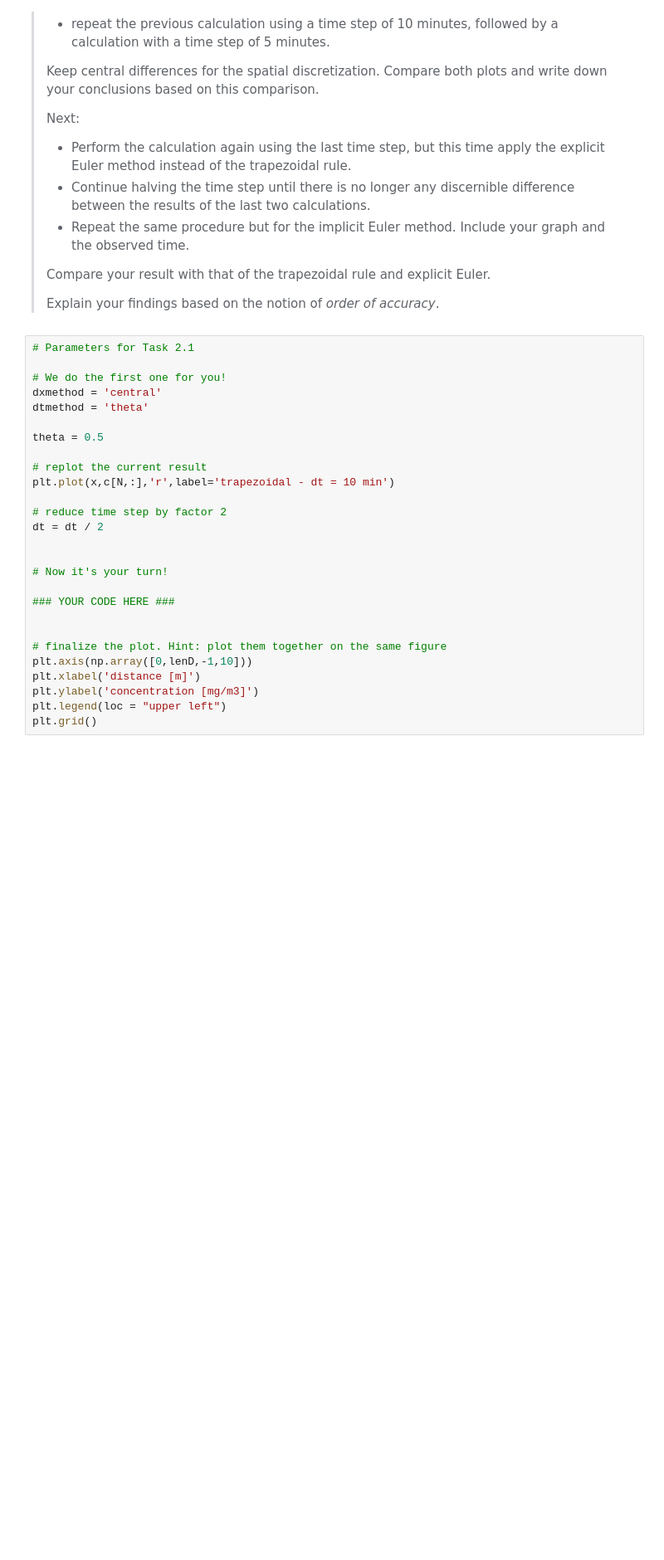
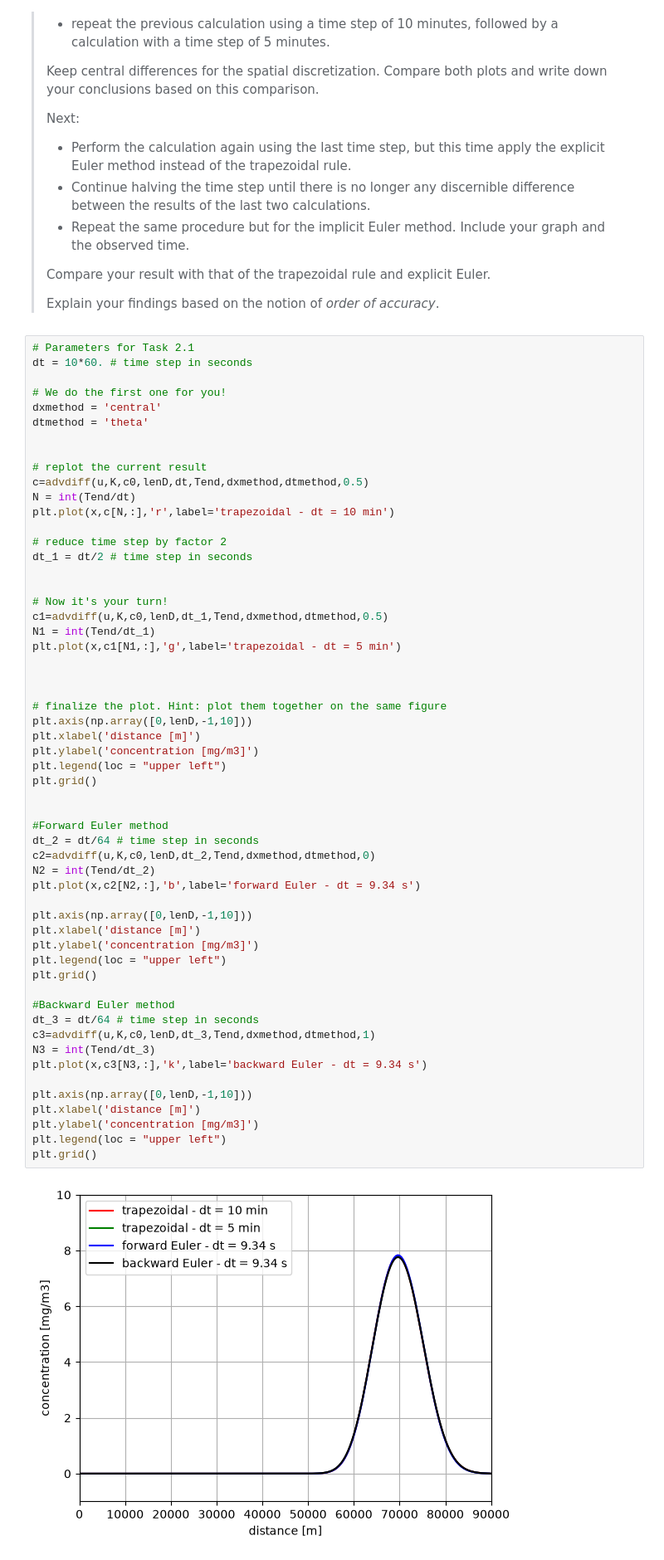
Before and after one commit to Jelke76/GA2.1, a Jupyter notebook: grp09.ipynb, the cells around one changed output. Shown at 83% size. Cells and saved outputs as stored; diff of their text form; blank space fills up the shorter version.

```diff
--- a/grp09.ipynb
+++ b/grp09.ipynb
@@ -236,31 +242,62 @@ In the remainder of this assignment we will work with these three schemes.
 >Explain your findings based on the notion of *order of accuracy*.
 # %%
 # Parameters for Task 2.1
+dt = 10*60. # time step in seconds
 
 # We do the first one for you!
 dxmethod = 'central'
 dtmethod = 'theta'
 
-theta = 0.5
 
 # replot the current result
+c=advdiff(u,K,c0,lenD,dt,Tend,dxmethod,dtmethod,0.5)
+N = int(Tend/dt)
 plt.plot(x,c[N,:],'r',label='trapezoidal - dt = 10 min')
 
 # reduce time step by factor 2
-dt = dt / 2
+dt_1 = dt/2 # time step in seconds
 
 
 # Now it's your turn!
+c1=advdiff(u,K,c0,lenD,dt_1,Tend,dxmethod,dtmethod,0.5)
+N1 = int(Tend/dt_1)
+plt.plot(x,c1[N1,:],'g',label='trapezoidal - dt = 5 min')
 
-### YOUR CODE HERE ###
 
 
 # finalize the plot. Hint: plot them together on the same figure
 plt.axis(np.array([0,lenD,-1,10]))
 plt.xlabel('distance [m]')
 plt.ylabel('concentration [mg/m3]')
 plt.legend(loc = "upper left")
 plt.grid()
+
+
+#Forward Euler method
+dt_2 = dt/64 # time step in seconds
+c2=advdiff(u,K,c0,lenD,dt_2,Tend,dxmethod,dtmethod,0)
+N2 = int(Tend/dt_2)
+plt.plot(x,c2[N2,:],'b',label='forward Euler - dt = 9.34 s')
+
+plt.axis(np.array([0,lenD,-1,10]))
+plt.xlabel('distance [m]')
+plt.ylabel('concentration [mg/m3]')
+plt.legend(loc = "upper left")
+plt.grid()
+
+#Backward Euler method
+dt_3 = dt/64 # time step in seconds
+c3=advdiff(u,K,c0,lenD,dt_3,Tend,dxmethod,dtmethod,1)
+N3 = int(Tend/dt_3)
+plt.plot(x,c3[N3,:],'k',label='backward Euler - dt = 9.34 s')
+
+plt.axis(np.array([0,lenD,-1,10]))
+plt.xlabel('distance [m]')
+plt.ylabel('concentration [mg/m3]')
+plt.legend(loc = "upper left")
+plt.grid()
+# %% [output]
+[figure, added]
 # %% [markdown]
 ## Part III: effect of numerical diffusion
 
```
Also changed, not shown: parts of 7 cells of this notebook.
